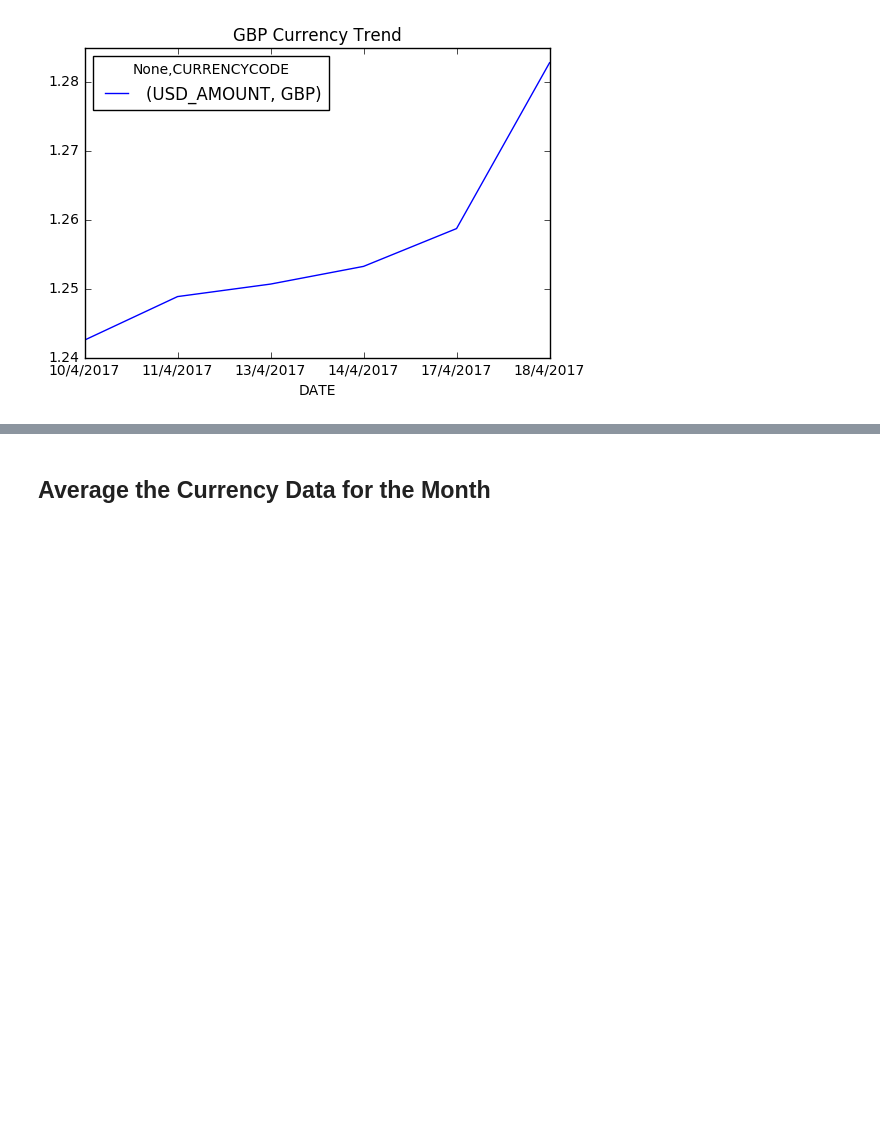
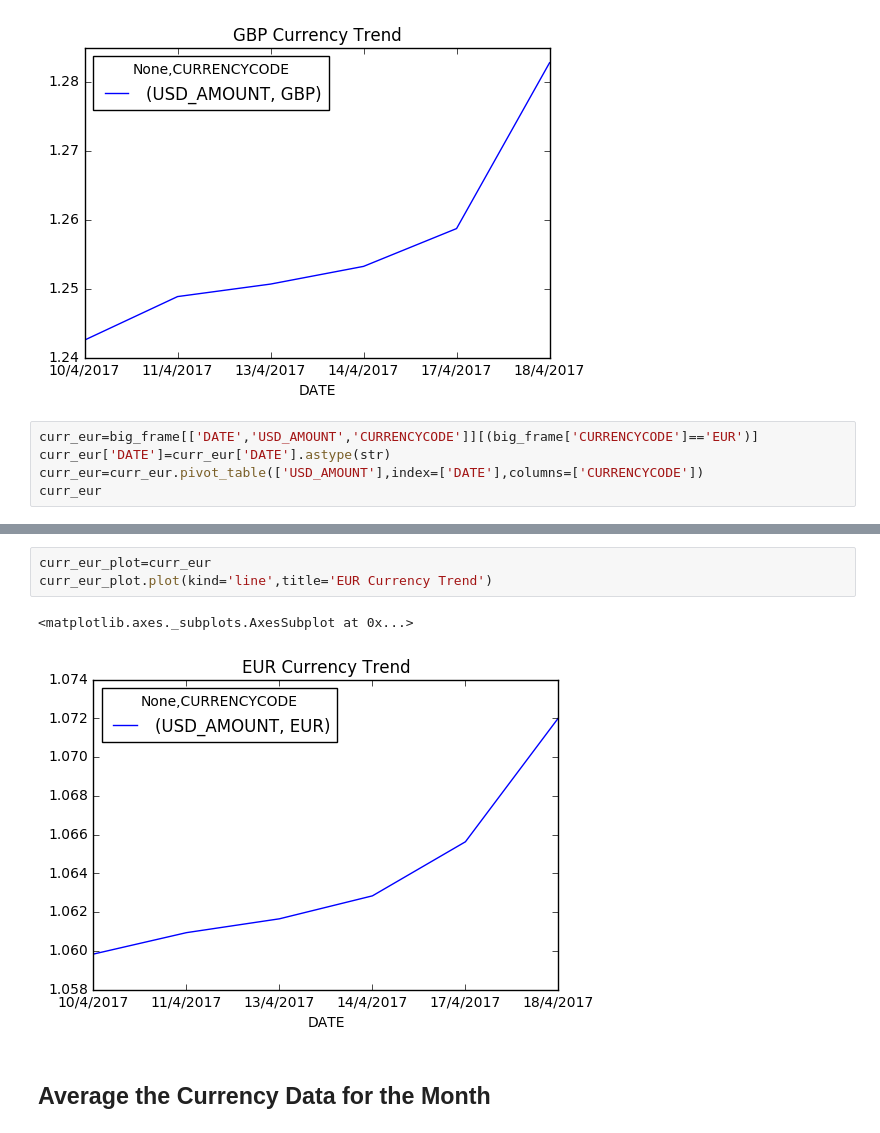
Before and after one commit to dbjohnsonii/currency_monitor, a Jupyter notebook: currency_monitor.ipynb, the cells around one changed output, grey strips where cells are left out. Cells and saved outputs as stored; diff of their text form; blank space fills up the shorter version.

Commit message:
currency_monitor_4

```diff
--- a/currency_monitor.ipynb
+++ b/currency_monitor.ipynb
@@ -370,3 +370,8 @@ curr_gbp_plot.plot(kind='line',title='GBP Currency Trend')
 # %% [output]
 <matplotlib.axes._subplots.AxesSubplot at 0x...>
 [figure]
+# %%
+curr_eur=big_frame[['DATE','USD_AMOUNT','CURRENCYCODE']][(big_frame['CURRENCYCODE']=='EUR')]
+curr_eur['DATE']=curr_eur['DATE'].astype(str)
+curr_eur=curr_eur.pivot_table(['USD_AMOUNT'],index=['DATE'],columns=['CURRENCYCODE'])
+curr_eur
@@ -373,3 +388,9 @@ curr_gbp_plot.plot(kind='line',title='GBP Currency Trend')
+# %%
+curr_eur_plot=curr_eur
+curr_eur_plot.plot(kind='line',title='EUR Currency Trend')
+# %% [output]
+<matplotlib.axes._subplots.AxesSubplot at 0x...>
+[figure, added]
 # %% [markdown]
 ## Average the Currency Data for the Month
 # %%
```
Also changed, not shown: parts of 1 cell of this notebook.
